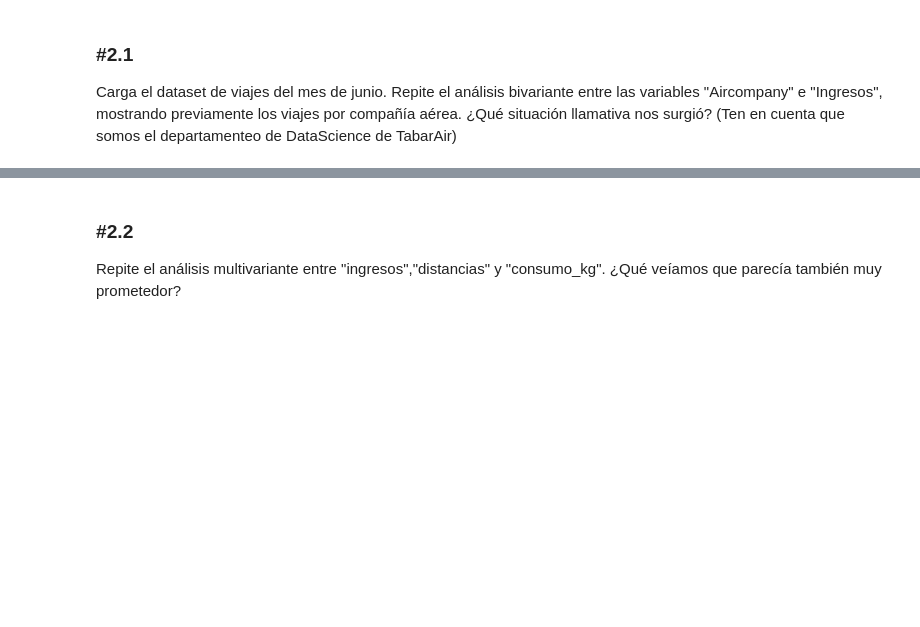
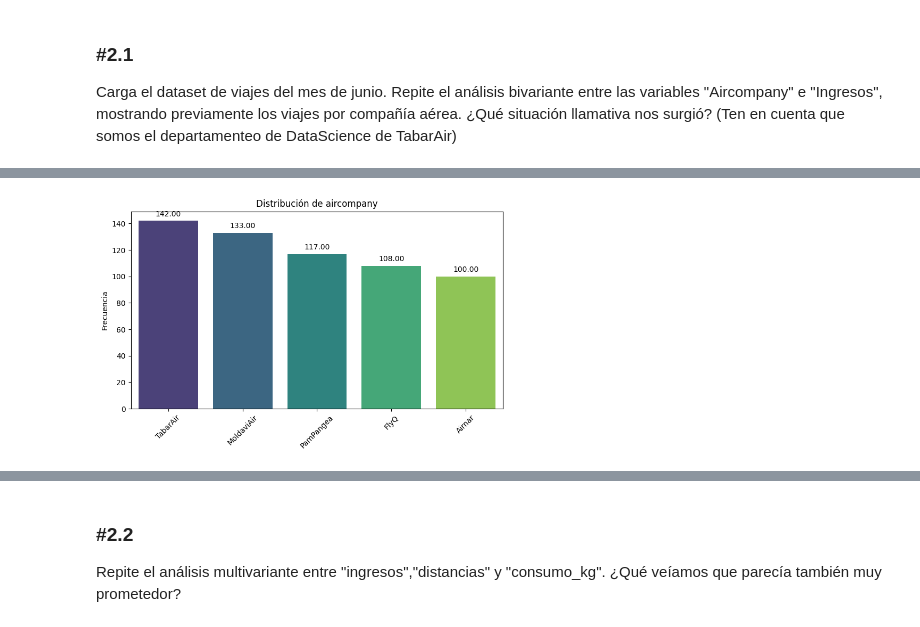
Before and after one commit to CristianZB-dev/MIS_PRACTICAS, a Jupyter notebook: 03_Analisis_de_Datos/Sprint_07/Unidad_02/Practica_Obligatoria/18_Practica_Obligatoria_Multivariante.ipynb, the cells around one changed output, grey strips where cells are left out. Saved outputs shown, nothing was run; the diff lists cells and outputs as text; code cells hidden in the pictures; blank space fills up the shorter version.

```diff
--- a/03_Analisis_de_Datos/Sprint_07/Unidad_02/Practica_Obligatoria/18_Practica_Obligatoria_Multivariante.ipynb
+++ b/03_Analisis_de_Datos/Sprint_07/Unidad_02/Practica_Obligatoria/18_Practica_Obligatoria_Multivariante.ipynb
@@ -486,3 +493,6 @@ El objetivo en este caso no es tanto hacer un montón de análisis sino de compl
 ### #2.1
 
 Carga el dataset de viajes del mes de junio. Repite el análisis bivariante entre las variables "Aircompany" e "Ingresos", mostrando previamente los viajes por compañía aérea. ¿Qué situación llamativa nos surgió? (Ten en cuenta que somos el departamenteo de DataScience de TabarAir)
+# %%
+df_viajes_junio = pd.read_csv("./data/dataset_viajes_jun23.csv") # cargamos los datos de Junio.
+df_viajes_junio.head() # rapida comprobación de si se ha cargado bien y qué datos nos trae.
@@ -488,0 +506,4 @@ Carga el dataset de viajes del mes de junio. Repite el análisis bivariante entr
+# %%
+pinta_distribucion_categoricas(df_viajes_junio,["aircompany"],relativa=False,mostrar_valores=True)
+# %% [output]
+[figure, added]
```
Also changed, not shown: parts of 33 cells of this notebook.
